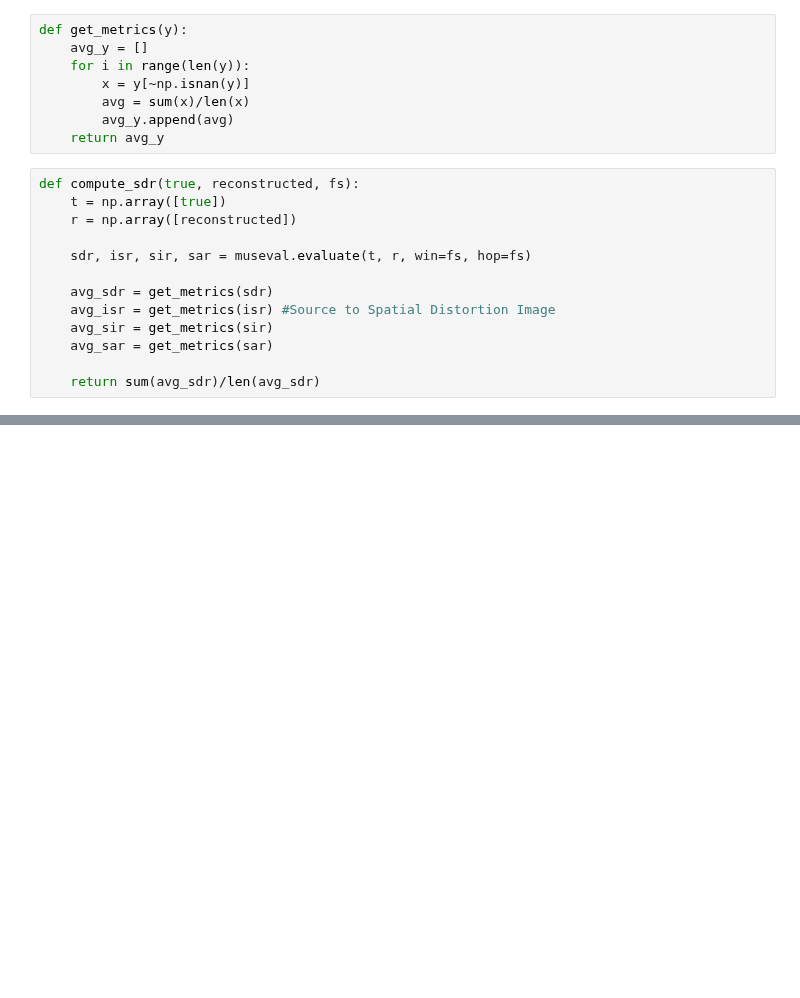
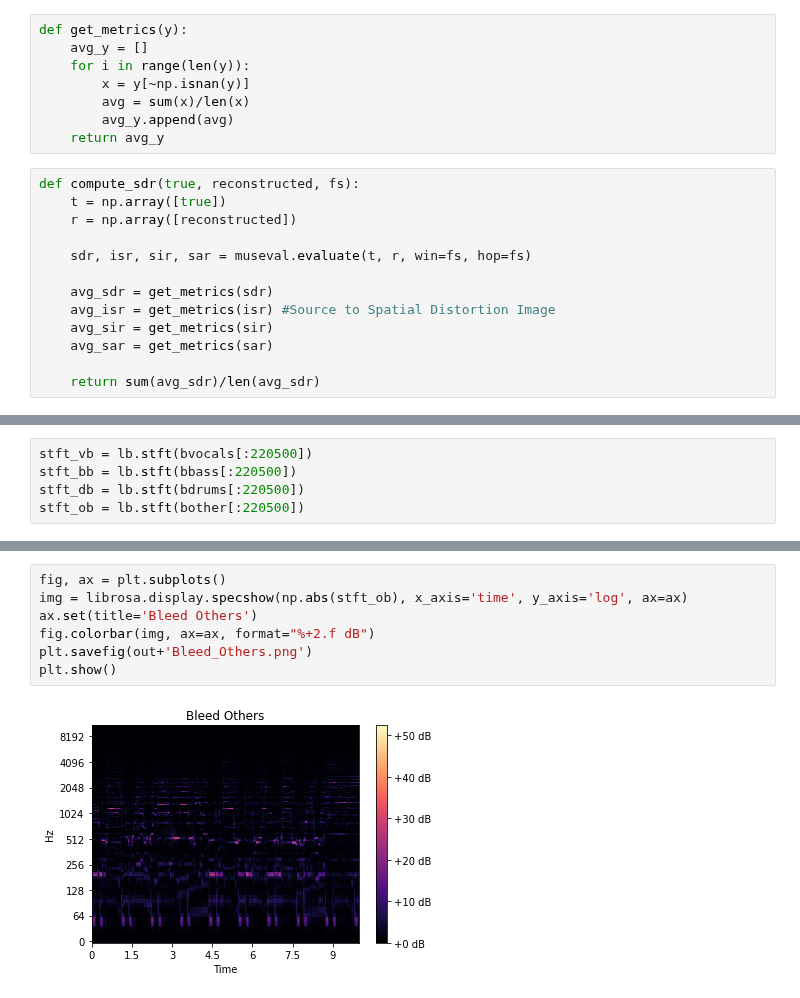
Before and after one commit to its-rajesh/Audio-Bleeding-Removal, a Jupyter notebook: Factorisation/New.ipynb, the cells around one changed output, grey strips where cells are left out. Saved outputs shown, nothing was run; the diff lists cells and outputs as text; blank space fills up the shorter version.

```diff
--- a/Factorisation/New.ipynb
+++ b/Factorisation/New.ipynb
@@ -191,0 +235,5 @@ sdr, v_sdr, b_sdr, d_sdr, o_sdr
+# %%
+stft_vb = lb.stft(bvocals[:220500])
+stft_bb = lb.stft(bbass[:220500])
+stft_db = lb.stft(bdrums[:220500])
+stft_ob = lb.stft(bother[:220500])
@@ -191,0 +270,9 @@ sdr, v_sdr, b_sdr, d_sdr, o_sdr
+# %%
+fig, ax = plt.subplots()
+img = librosa.display.specshow(np.abs(stft_ob), x_axis='time', y_axis='log', ax=ax)
+ax.set(title='Bleed Others')
+fig.colorbar(img, ax=ax, format="%+2.f dB")
+plt.savefig(out+'Bleed_Others.png')
+plt.show()
+# %% [output]
+[figure, added]
```
Also changed, not shown: parts of 22 cells of this notebook.
